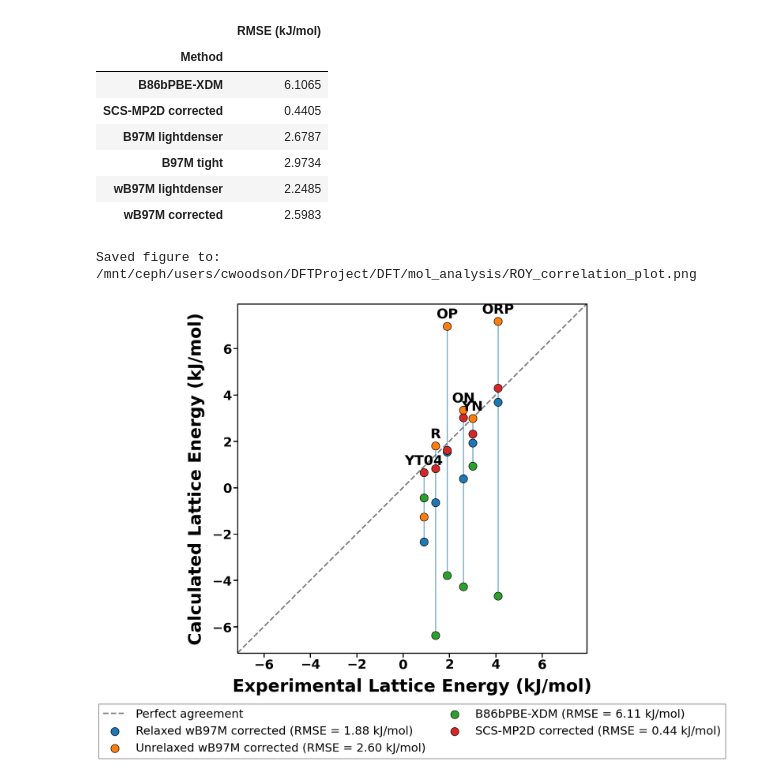
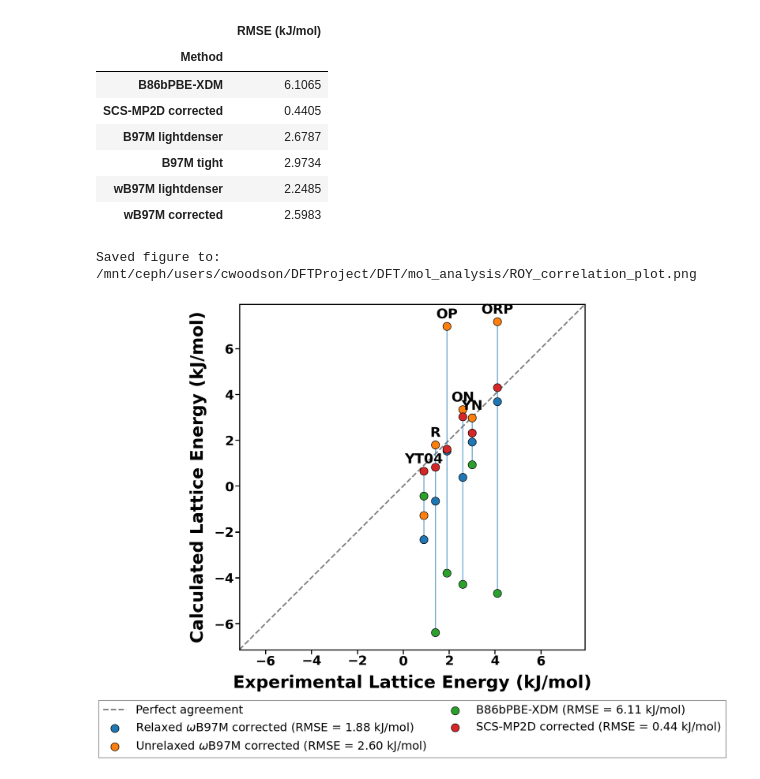
Before and after one commit to yce6db/DFTProject, a Jupyter notebook: DFT/mol_analysis/roy.ipynb, the cells around one changed output. Saved outputs shown, nothing was run; the diff lists cells and outputs as text; code cells hidden in the pictures.

```diff
--- a/DFT/mol_analysis/roy.ipynb
+++ b/DFT/mol_analysis/roy.ipynb
@@ -759,7 +759,6 @@ Unrelaxed structures: metrics relative to Experimental values
 | wB97M lightdenser | 2.2485 |
 | wB97M corrected | 2.5983 |
 # %%
-
 def plot_correlation(relaxed_results, unrelaxed_results):
 
     polymorphs = [
@@ -774,13 +773,13 @@ def plot_correlation(relaxed_results, unrelaxed_results):
     ].to_numpy(dtype=float)
 
     methods = {
-        "Relaxed wB97M corrected": (
+        r"Relaxed $\omega$B97M corrected": (
             relaxed_results.loc[
                 polymorphs,
                 "wB97M corrected",
             ].to_numpy(dtype=float)
         ),
-        "Unrelaxed wB97M corrected": (
+        r"Unrelaxed $\omega$B97M corrected": (
             unrelaxed_results.loc[
                 polymorphs,
                 "wB97M corrected",
@@ -925,31 +924,31 @@ def plot_correlation(relaxed_results, unrelaxed_results):
         columnspacing=1.5,
         handletextpad=0.8,
     )
 
     fig.tight_layout(
         rect=[0, 0.10, 1, 1]
     )
 
     output_file = (
         ROOT
         / "ROY_correlation_plot.png"
     )
 
     fig.savefig(
         output_file,
         dpi=600,
         bbox_inches="tight",
     )
 
     print(f"Saved figure to: {output_file}")
 
     plt.show()
 
 
 plot_correlation(
     relaxed_results,
     unrelaxed_results,
 )
 # %% [output]
 Saved figure to: /mnt/ceph/users/cwoodson/DFTProject/DFT/mol_analysis/ROY_correlation_plot.png
-[figure, old version]
+[figure, new version]
```
Also changed, not shown: 3 other files.
